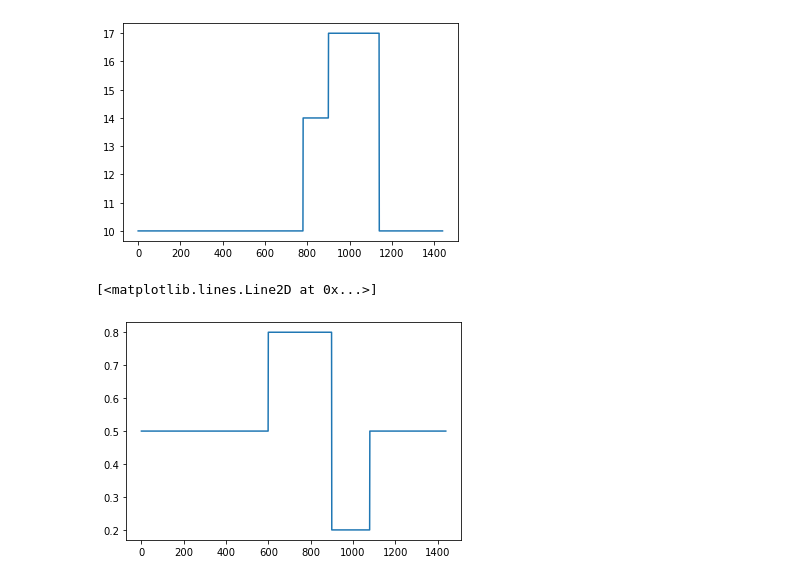
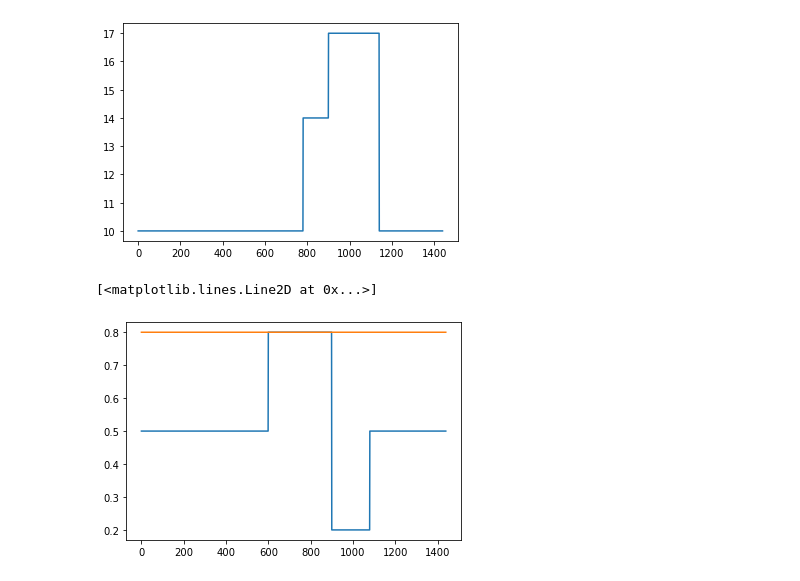
Before and after one commit to PIC-Lab/community_energy_control, a Jupyter notebook: community_sim/communityController/buildingController/thermal_node_model/plotting.ipynb, the cells around one changed output. Drawn from its saved outputs; the diff is of its cells as text; code cells hidden in the pictures.

```diff
--- a/community_sim/communityController/buildingController/thermal_node_model/plotting.ipynb
+++ b/community_sim/communityController/buildingController/thermal_node_model/plotting.ipynb
@@ -99,18 +99,22 @@ plt.plot(priceList)
 [figure]
 # %%
 socPoints = [.5, .5, .5, .5, .5, .5, .5, .5, .5, .5, .8, .8, .8, .8, .8, .2, .2, .2, .5, .5, .5, .5, .5, .5,]
+topSOC = [0.8] * 24
 # %%
 socSchedule = []
+topSchedule = []
 timesteps = 1440
-for soc in socPoints:
+for soc, top in zip(socPoints,topSOC):
     for i in range(0,timesteps//24):
         socSchedule.append(soc)
+        topSchedule.append(top)
 # %%
 plt.figure()
 plt.plot(socSchedule)
+plt.plot(topSchedule)
 # %% [output]
 [<matplotlib.lines.Line2D at 0x...>]
-[figure, old version]
+[figure, new version]
 # %%
 df = pd.DataFrame()
 df['soc'] = socSchedule
```
Also changed, not shown: parts of 1 cell of this notebook, 11 other files.
